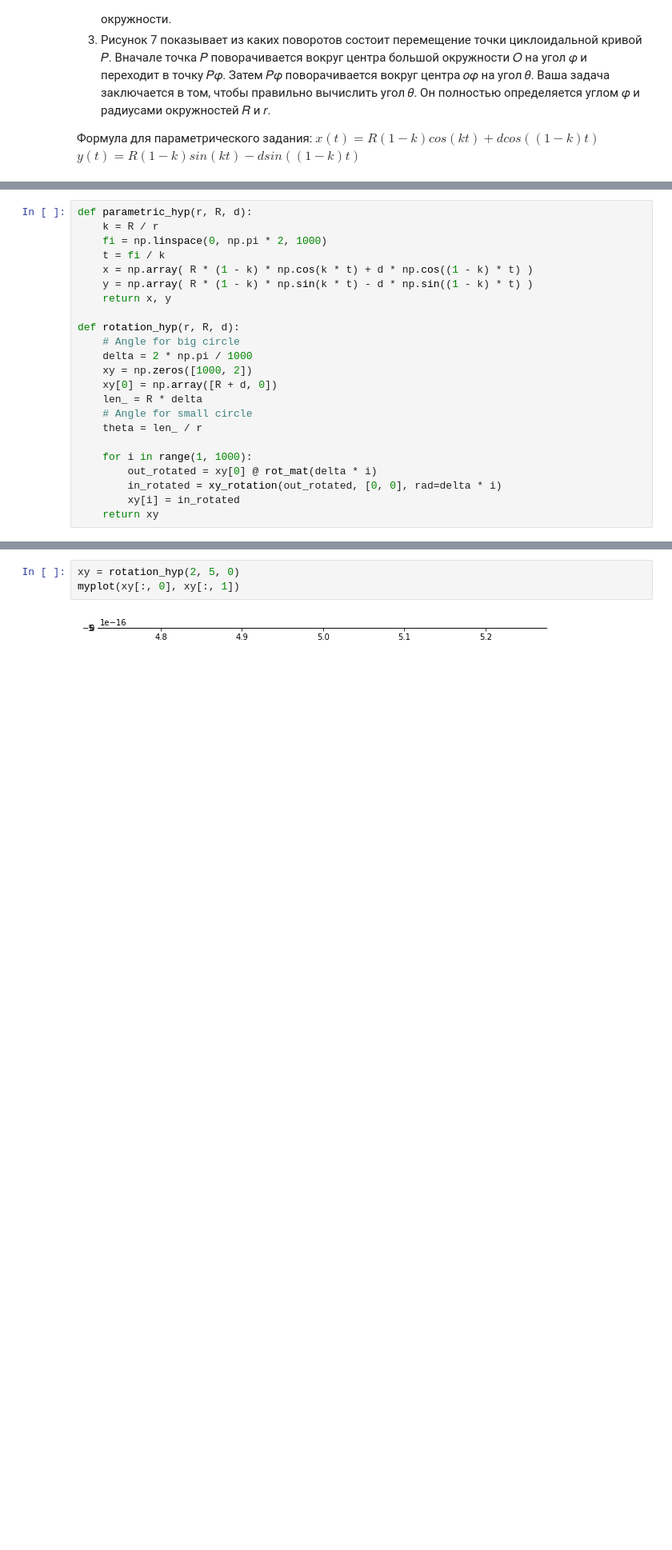
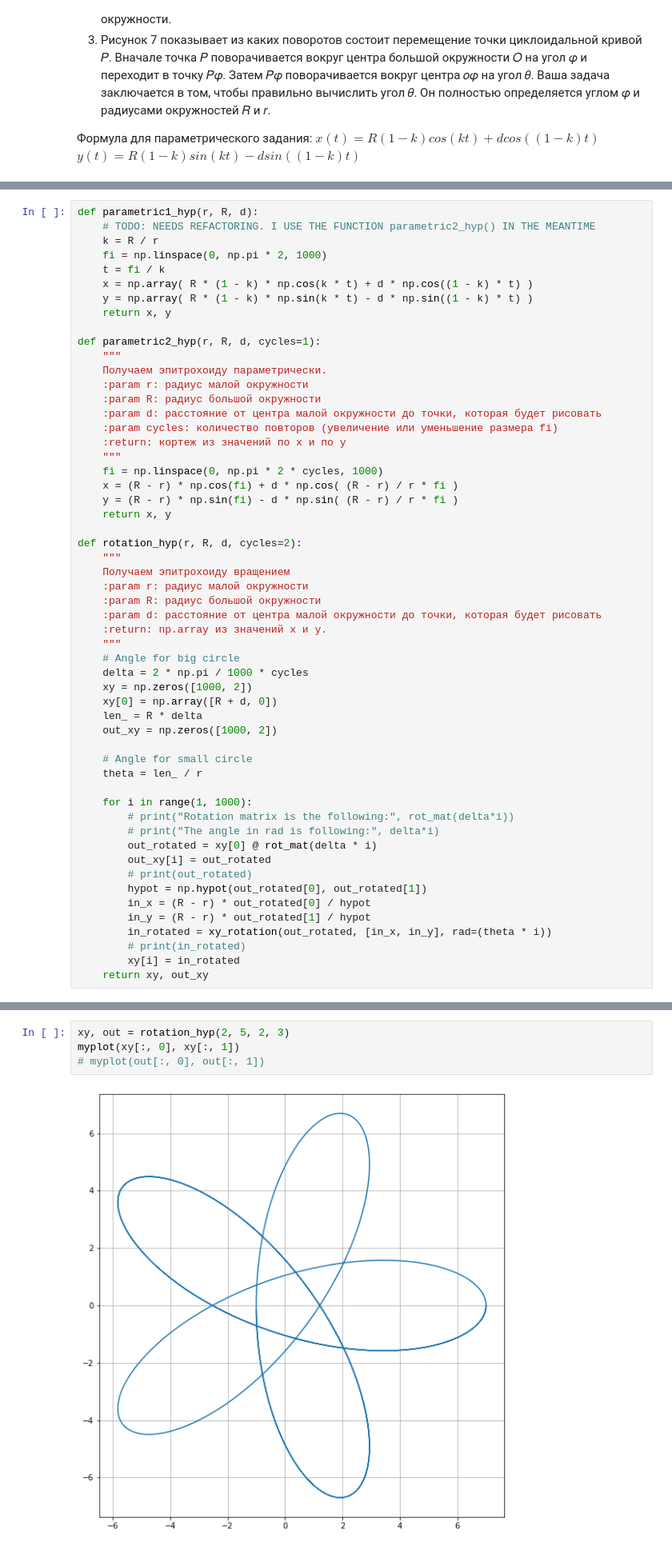
Before and after one commit to mascomen4/computer-geometry, a Jupyter notebook: lab03/main.ipynb, the cells around one changed output, grey strips where cells are left out. Shown at 80% size. Drawn from its saved outputs; the diff is of its cells as text; blank space fills up the shorter version.

```diff
--- a/lab03/main.ipynb
+++ b/lab03/main.ipynb
@@ -81,5 +86,6 @@ $ 𝑦(𝑡) = 𝑅(1 − 𝑘) sin(𝑘𝑡) − 𝑑 sin((1 − 𝑘)𝑡) $
 # %%
-def parametric_hyp(r, R, d):
+def parametric1_hyp(r, R, d):
+    # TODO: NEEDS REFACTORING. I USE THE FUNCTION parametric2_hyp() IN THE MEANTIME
     k = R / r
     fi = np.linspace(0, np.pi * 2, 1000)
     t = fi / k
@@ -87,18 +93,49 @@ def parametric_hyp(r, R, d):
     y = np.array( R * (1 - k) * np.sin(k * t) - d * np.sin((1 - k) * t) )
     return x, y
 
-def rotation_hyp(r, R, d):
+def parametric2_hyp(r, R, d, cycles=1):
+    """
+    Получаем эпитрохоиду параметрически.
+    :param r: радиус малой окружности
+    :param R: радиус большой окружности
+    :param d: расстояние от центра малой окружности до точки, которая будет рисовать
+    :param cycles: количество повторов (увеличение или уменьшение размера fi)
+    :return: кортеж из значений по x и по y
+    """
+    fi = np.linspace(0, np.pi * 2 * cycles, 1000)
+    x = (R - r) * np.cos(fi) + d * np.cos( (R - r) / r * fi )
+    y = (R - r) * np.sin(fi) - d * np.sin( (R - r) / r * fi )
+    return x, y
+
+def rotation_hyp(r, R, d, cycles=2):
+    """
+    Получаем эпитрохоиду вращением
+    :param r: радиус малой окружности
+    :param R: радиус большой окружности
+    :param d: расстояние от центра малой окружности до точки, которая будет рисовать
+    :return: np.array из значений x и y.
+    """
     # Angle for big circle
-    delta = 2 * np.pi / 1000
+    delta = 2 * np.pi / 1000 * cycles
     xy = np.zeros([1000, 2])
     xy[0] = np.array([R + d, 0])
     len_ = R * delta
+    out_xy = np.zeros([1000, 2])
+
     # Angle for small circle
     theta = len_ / r
 
     for i in range(1, 1000):
+        # print("Rotation matrix is the following:", rot_mat(delta*i))
+        # print("The angle in rad is following:", delta*i)
         out_rotated = xy[0] @ rot_mat(delta * i)
-        in_rotated = xy_rotation(out_rotated, [0, 0], rad=delta * i)
+        out_xy[i] = out_rotated
+        # print(out_rotated)
+        hypot = np.hypot(out_rotated[0], out_rotated[1])
+        in_x = (R - r) * out_rotated[0] / hypot
+        in_y = (R - r) * out_rotated[1] / hypot
+        in_rotated = xy_rotation(out_rotated, [in_x, in_y], rad=(theta * i))
+        # print(in_rotated)
         xy[i] = in_rotated
-    return xy
+    return xy, out_xy
 # %%
@@ -109,6 +162,7 @@ myplot(x, y)
 # %%
-xy = rotation_hyp(2, 5, 0)
+xy, out = rotation_hyp(2, 5, 2, 3)
 myplot(xy[:, 0], xy[:, 1])
+# myplot(out[:, 0], out[:, 1])
 # %% [output]
-[figure, old version]
+[figure, new version]
 # %%
```
Also changed, not shown: parts of 7 cells of this notebook, 1 other file.
